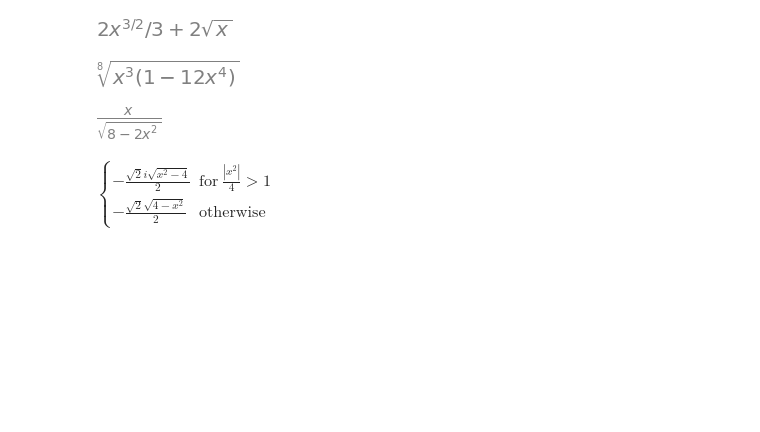
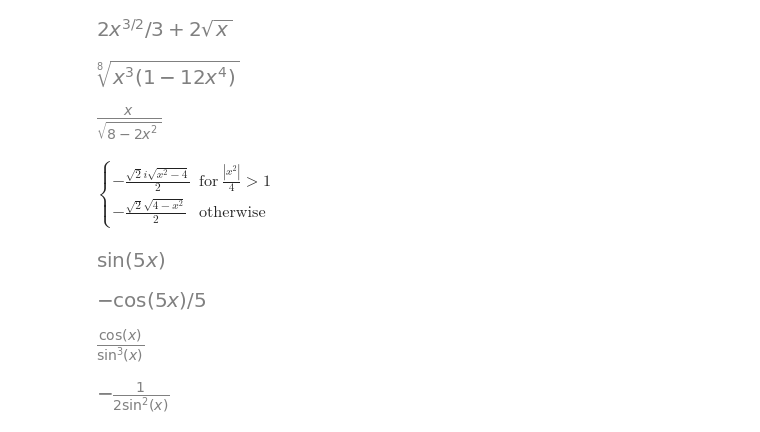
Before and after one commit to beltrewilton/mitx_18.01.2x, a Jupyter notebook: problem_set_1_part_a/lab.ipynb, the cells around one changed output. Cells and saved outputs as stored; diff of their text form; code cells hidden in the pictures; blank space fills up the shorter version.

```diff
--- a/problem_set_1_part_a/lab.ipynb
+++ b/problem_set_1_part_a/lab.ipynb
@@ -59,3 +59,17 @@ display(integrate(a8))
 # %% [output]
 [figure]
 $\displaystyle \begin{cases} - \frac{\sqrt{2} i \sqrt{x^{2} - 4}}{2} & \text{for}\: \frac{\left|{x^{2}}\right|}{4} > 1 \\- \frac{\sqrt{2} \sqrt{4 - x^{2}}}{2} & \text{otherwise} \end{cases}$
+# %%
+a10 = sin(5*x)
+display(a10)
+display(integrate(a10))
+# %% [output]
+[figure, added]
+[figure, added]
+# %%
+a11 = cos(x)*(sin(x)**3)**-1
+display(a11)
+display(integrate(a11))
+# %% [output]
+[figure, added]
+[figure, added]
```
Also changed, not shown: parts of 2 cells of this notebook.
